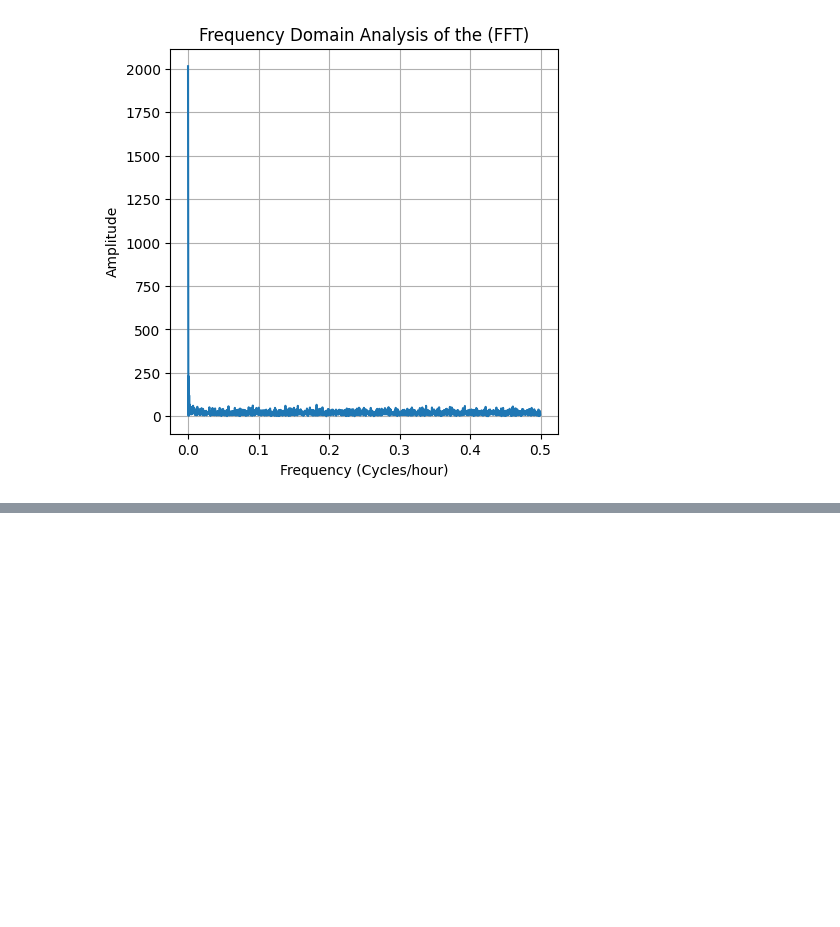
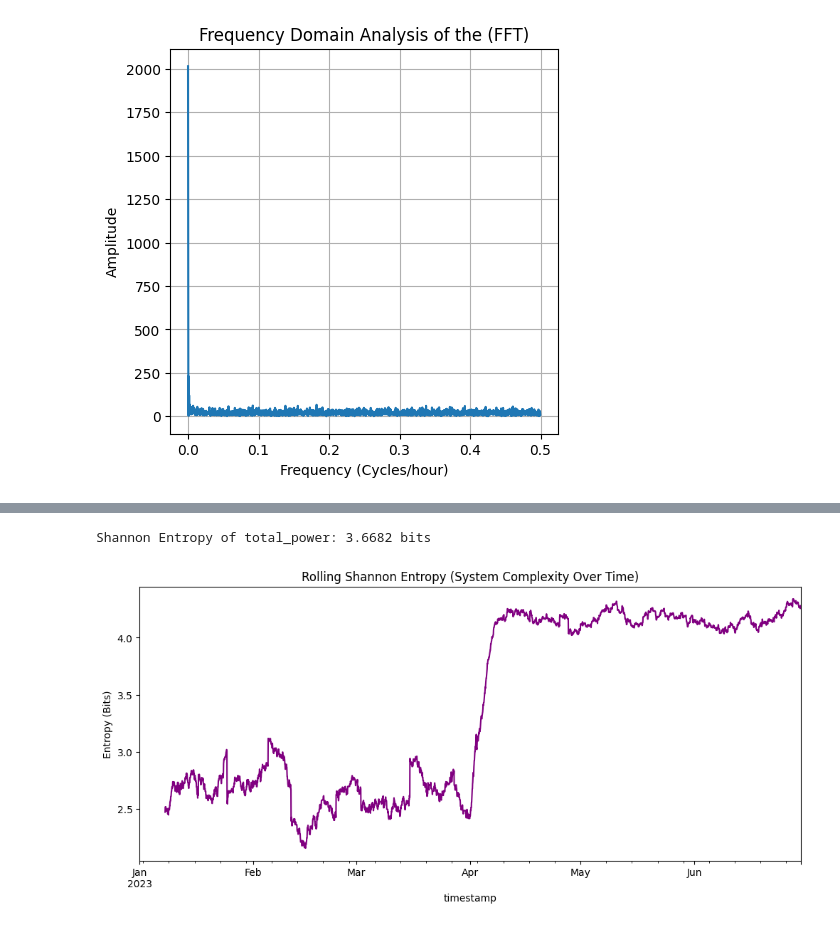
Before and after one commit to shansree-z/SmartEnergy-Consumptions, a Jupyter notebook: Pre-Processing.ipynb, the cells around one changed output, grey strips where cells are left out. Saved outputs shown, nothing was run; the diff lists cells and outputs as text; code cells hidden in the pictures; blank space fills up the shorter version.

Commit message:
Entropy and volatality

```diff
--- a/Pre-Processing.ipynb
+++ b/Pre-Processing.ipynb
@@ -302,0 +320,25 @@ plt.show()
+# %%
+def calculate_entropy(series, bins=30):
+    # Create a histogram of the data
+    counts, _ = np.histogram(series, bins=bins, density=True)
+    # Convert to probabilities
+    probs = counts / np.sum(counts)
+    # Remove zeros for log calculation
+    probs = probs[probs > 0]
+    # Calculate Shannon Entropy
+    return -np.sum(probs * np.log2(probs))
+
+entropy_val = calculate_entropy(df[target_col])
+print(f"Shannon Entropy of {target_col}: {entropy_val:.4f} bits")
+
+# Calculate entropy over a rolling window to see complexity changes over time
+df['rolling_entropy'] = df[target_col].rolling(window=168).apply(calculate_entropy) # Weekly rolling
+
+plt.figure(figsize=(12, 5))
+df['rolling_entropy'].plot(color='purple')
+plt.title('Rolling Shannon Entropy (System Complexity Over Time)')
+plt.ylabel('Entropy (Bits)')
+plt.show()
+# %% [output]
+Shannon Entropy of total_power: 3.6682 bits
+[figure, added]
```
Also changed, not shown: parts of 3 cells of this notebook.
